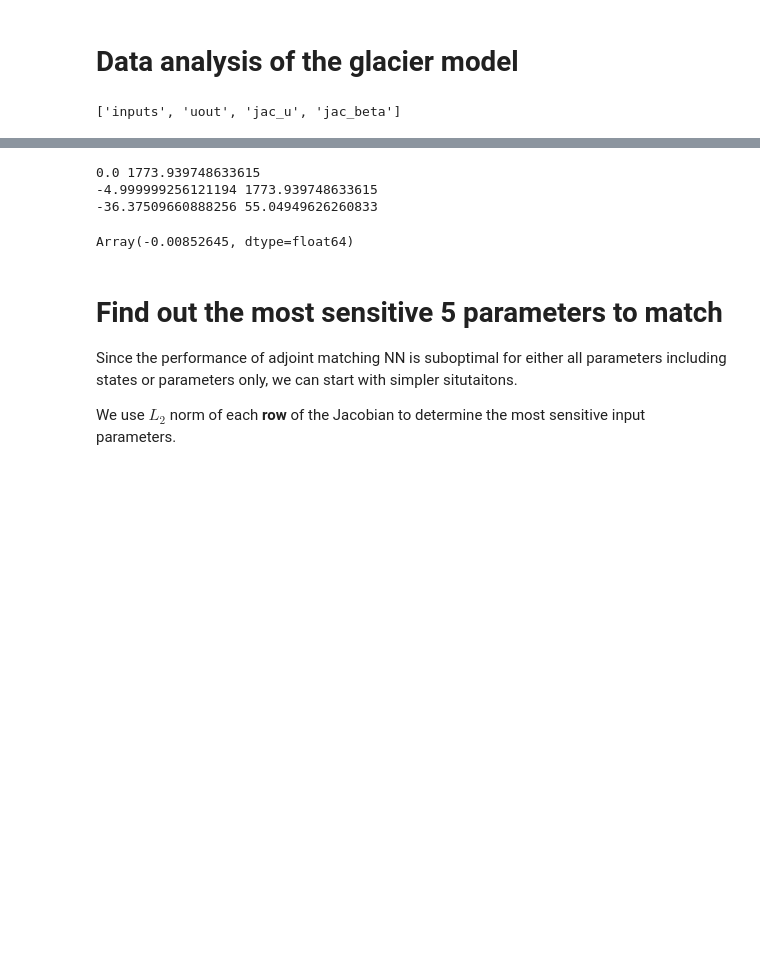
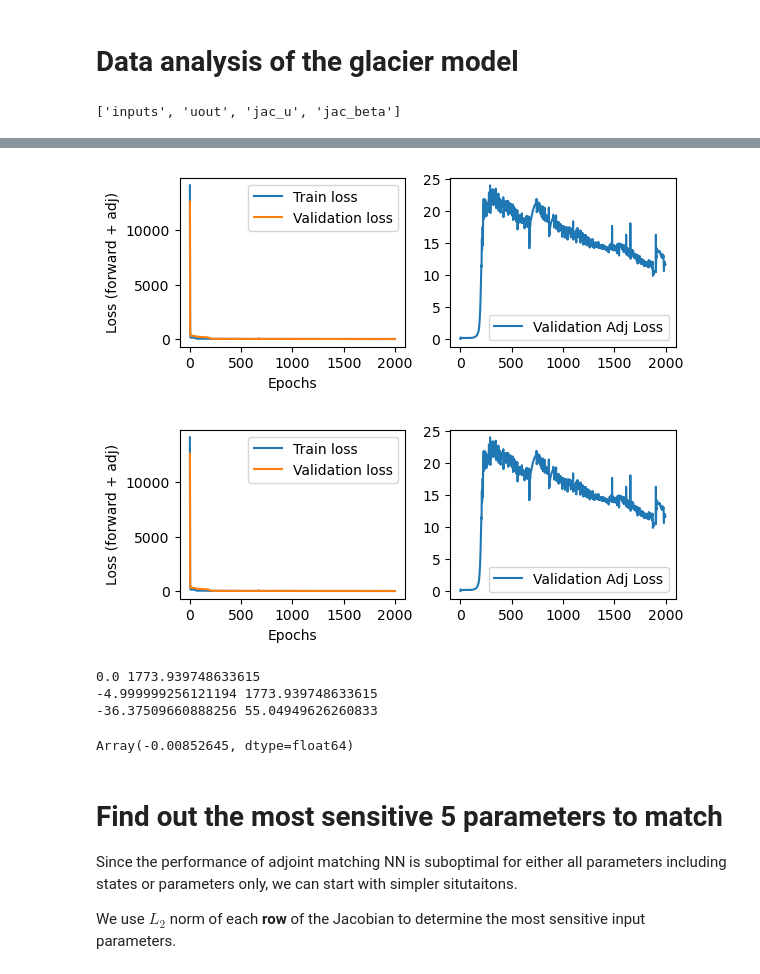
Before and after one commit to iamyixuan/DeepAdjoint, a Jupyter notebook: notebooks/glaicer_model.ipynb, the cells around one changed output, grey strips where cells are left out. Cells and saved outputs as stored; diff of their text form; code cells hidden in the pictures; blank space fills up the shorter version.

```diff
--- a/notebooks/glaicer_model.ipynb
+++ b/notebooks/glaicer_model.ipynb
@@ -8,6 +8,34 @@ data = np.load('../data/vary_beta.dat_4-7-23.npz')
 print(list(data.keys()))
 # %% [output]
 ['inputs', 'uout', 'jac_u', 'jac_beta']
+# %%
+def vis_field(field):
+    fig, ax = plt.subplots(figsize=(8,4))
+    im = ax.imshow(field, cmap='rainbow', origin='lower', aspect='auto', interpolation=None)
+    ax.set_xlabel('Time')
+    ax.set_ylabel('Locations')
+    cbar = plt.colorbar(im)
+
+
+    plt.show()
+
+def vis_train(logger):
+
+    train_loss = logger['train_loss']
+    val_loss = logger['val_loss']
+    fig, ax = plt.subplots(1,2)
+    ax[0].plot(train_loss, label='Train loss')
+    ax[0].plot(val_loss, label='Validation loss')
+    ax[0].set_xlabel("Epochs")
+    ax[0].set_ylabel("Loss (forward + adj)")
+    ax[0].legend()
+
+    ax[1].plot(logger['val_adj_loss'], label='Validation Adj Loss')
+    ax[1].legend()
+    for a in ax:
+        a.set_box_aspect(4.8/6.4)
+    plt.show()
+    return fig
 # %%
 
 
@@ -50,3 +79,12 @@ fig.savefig('../../../paper/figures/adjointNormBarPlot.pdf')
+# %%
+# viz training dynamics
+import pickle
+with open('../logs/2023-07-14-11_logs.pkl', 'rb') as f:
+    logger = pickle.load(f)
+vis_train(logger=logger)
+# %% [output]
+[figure, added]
+[figure, added]
 # %%
 inputs.std(axis=0)[-3:]
 from utils.plotter import Plotter
```
Also changed, not shown: parts of 2 cells of this notebook, 10 other files.
